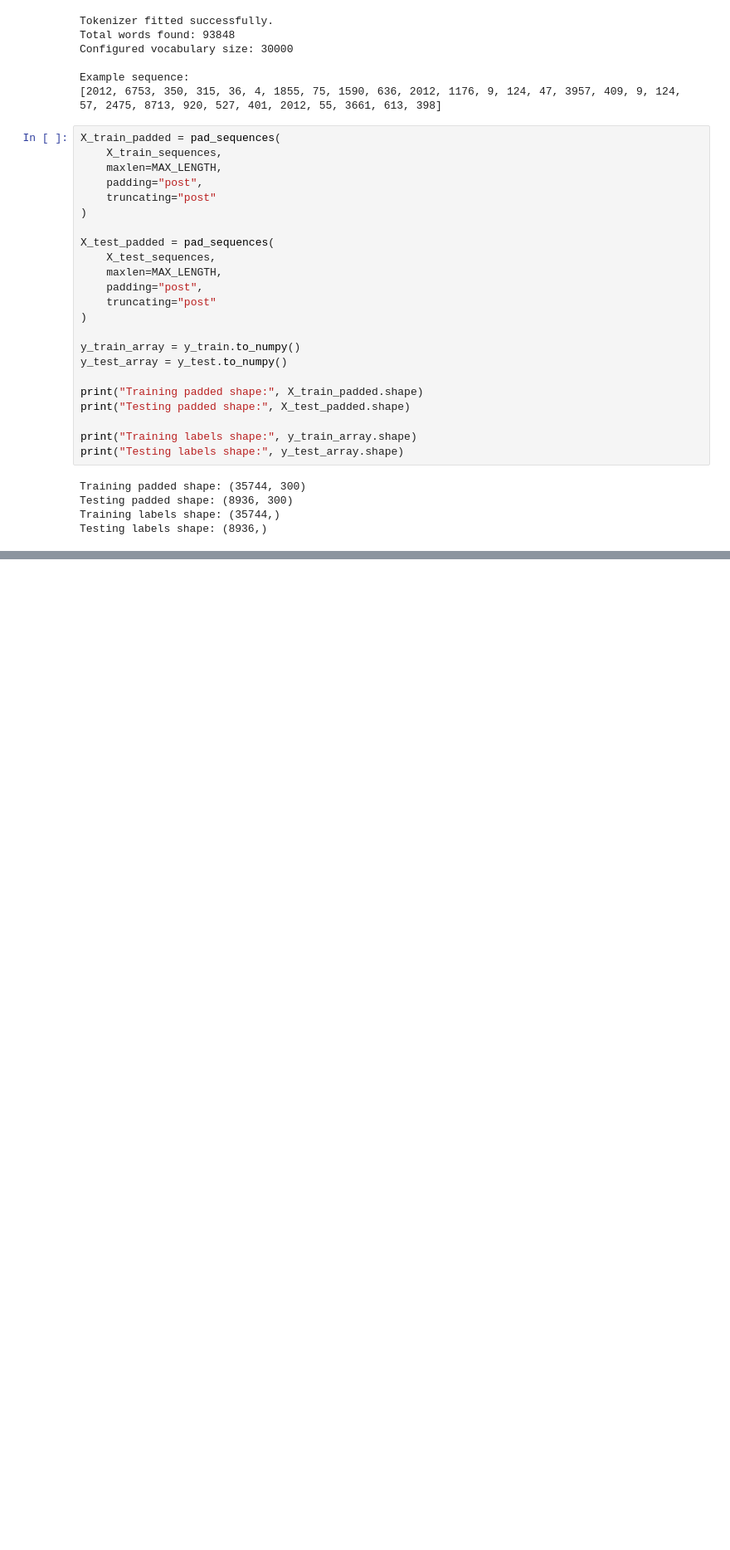
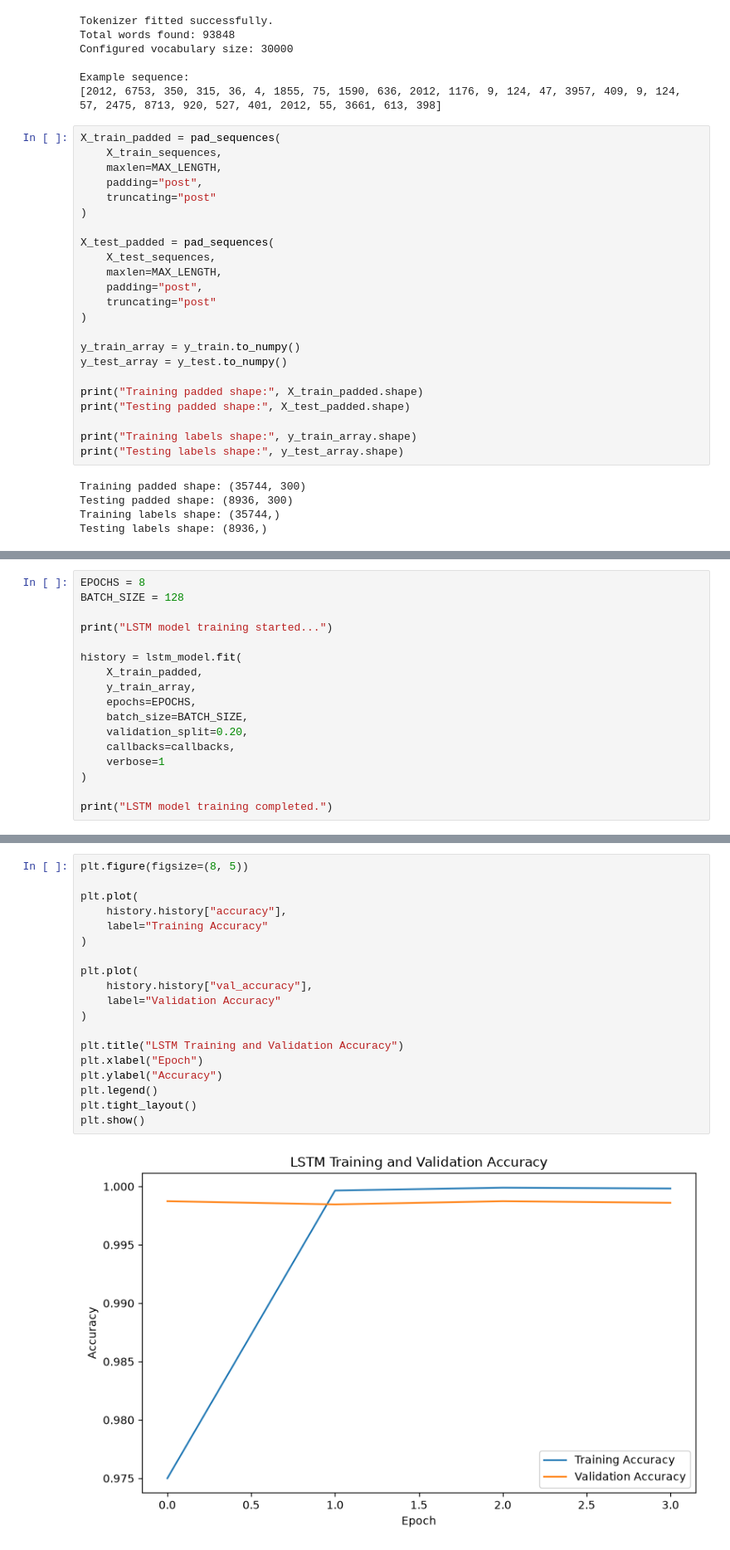
Before and after one commit to Tiwanka0312/NLP_Group_39, a Jupyter notebook: notebooks/06_lstm.ipynb, the cells around one changed output, grey strips where cells are left out. Shown at 83% size. Cells and saved outputs as stored; diff of their text form; blank space fills up the shorter version.

Commit message:
Trained evaluated and saved LSTM model

```diff
--- a/notebooks/06_lstm.ipynb
+++ b/notebooks/06_lstm.ipynb
@@ -491,0 +640,17 @@ Testing labels shape: (8936,)
+# %%
+EPOCHS = 8
+BATCH_SIZE = 128
+
+print("LSTM model training started...")
+
+history = lstm_model.fit(
+    X_train_padded,
+    y_train_array,
+    epochs=EPOCHS,
+    batch_size=BATCH_SIZE,
+    validation_split=0.20,
+    callbacks=callbacks,
+    verbose=1
+)
+
+print("LSTM model training completed.")
@@ -491,0 +685,21 @@ Testing labels shape: (8936,)
+# %%
+plt.figure(figsize=(8, 5))
+
+plt.plot(
+    history.history["accuracy"],
+    label="Training Accuracy"
+)
+
+plt.plot(
+    history.history["val_accuracy"],
+    label="Validation Accuracy"
+)
+
+plt.title("LSTM Training and Validation Accuracy")
+plt.xlabel("Epoch")
+plt.ylabel("Accuracy")
+plt.legend()
+plt.tight_layout()
+plt.show()
+# %% [output]
+[figure, added]
```
Also changed, not shown: parts of 24 cells of this notebook, 6 other files.
